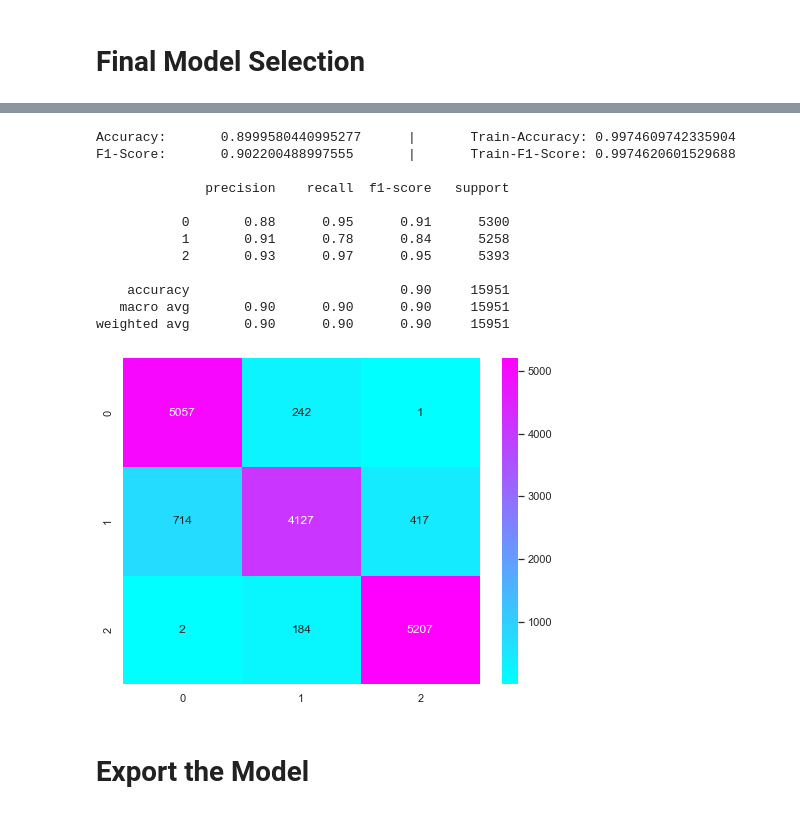
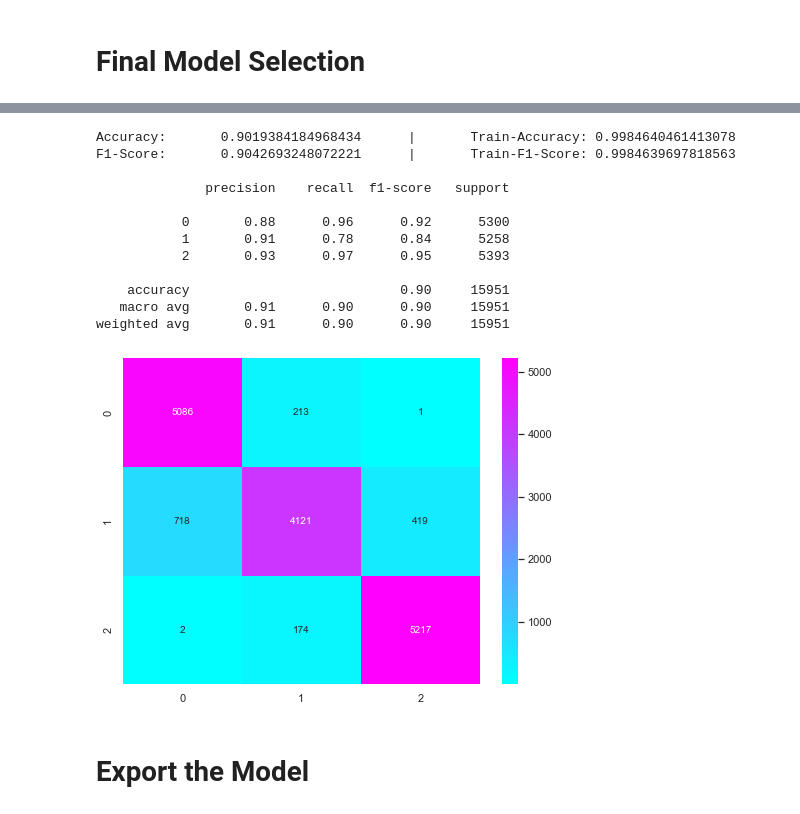
Before and after one commit to enricogoerlitz/ML-Models, a Jupyter notebook: Machine Learning Projects/01_Kaggle_Data_Projects_And_Competitions/05_Credit_Score/notebooks/02_model_dev.ipynb, the cells around one changed output, grey strips where cells are left out. Drawn from its saved outputs; the diff is of its cells as text; code cells hidden in the pictures.

```diff
--- a/Machine Learning Projects/01_Kaggle_Data_Projects_And_Competitions/05_Credit_Score/notebooks/02_model_dev.ipynb
+++ b/Machine Learning Projects/01_Kaggle_Data_Projects_And_Competitions/05_Credit_Score/notebooks/02_model_dev.ipynb
@@ -526,17 +510,17 @@ weighted avg       0.90      0.90      0.90     15951
 # %%
-print_model_classification_report(sc_model, X_val, y_val)
+print_model_classification_report(sc_model2, X_val, y_val)
 # %% [output]
-Accuracy:       0.8999580440995277      |       Train-Accuracy: 0.9974609742335904
-F1-Score:       0.902200488997555       |       Train-F1-Score: 0.9974620601529688
+Accuracy:       0.9019384184968434      |       Train-Accuracy: 0.9984640461413078
+F1-Score:       0.9042693248072221      |       Train-F1-Score: 0.9984639697818563
 
               precision    recall  f1-score   support
 
-           0       0.88      0.95      0.91      5300
+           0       0.88      0.96      0.92      5300
            1       0.91      0.78      0.84      5258
            2       0.93      0.97      0.95      5393
 
     accuracy                           0.90     15951
-   macro avg       0.90      0.90      0.90     15951
-weighted avg       0.90      0.90      0.90     15951
+   macro avg       0.91      0.90      0.90     15951
+weighted avg       0.91      0.90      0.90     15951
-[figure, old version]
+[figure, new version]
 # %%
```
Also changed, not shown: parts of 20 cells of this notebook, 1 other file.
